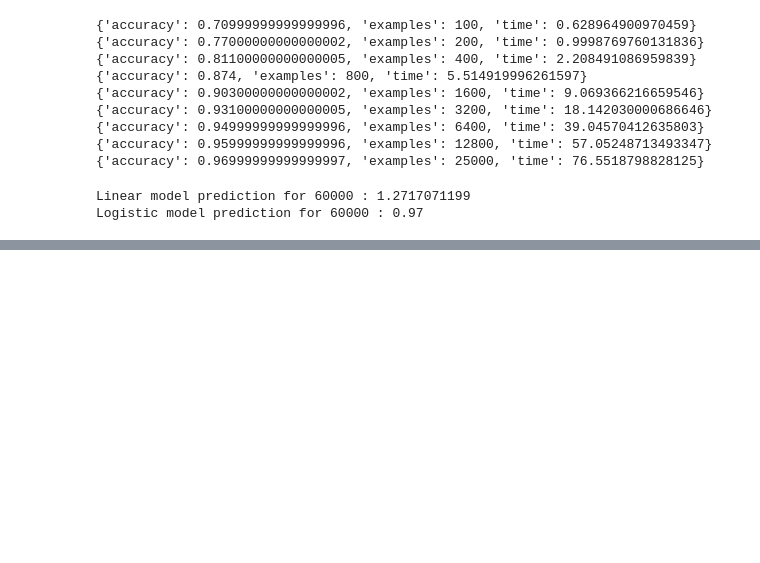
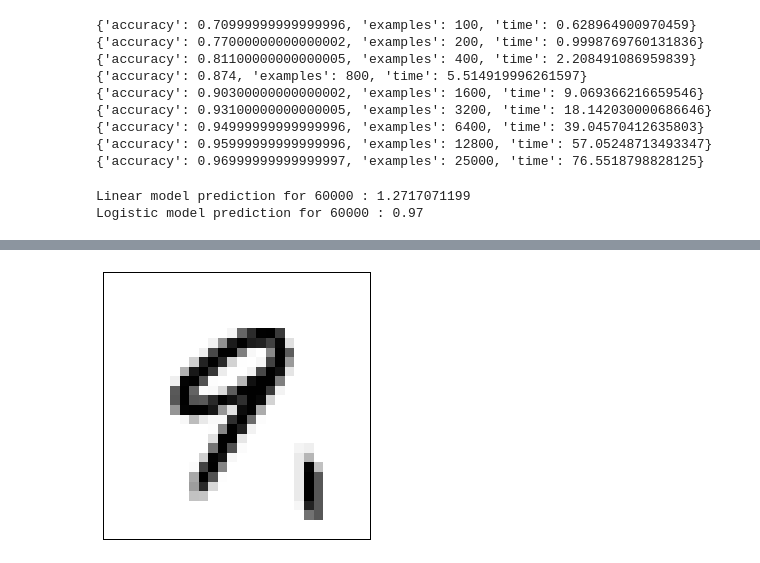
Before and after one commit to jbocharov-mids/W207-Machine-Learning, a Jupyter notebook: reference/scratch.ipynb, the cells around one changed output, grey strips where cells are left out. Saved outputs shown, nothing was run; the diff lists cells and outputs as text; code cells hidden in the pictures; blank space fills up the shorter version.

```diff
--- a/reference/scratch.ipynb
+++ b/reference/scratch.ipynb
@@ -346,0 +445,6 @@ Logistic model prediction for 60000 : 0.97
+# %%
+error_example = dev_data[561:562]
+np.shape(error_example)
+plot_one_example(error_example)
+# %% [output]
+[figure, added]
```
Also changed, not shown: parts of 8 cells of this notebook, 1 other file.
